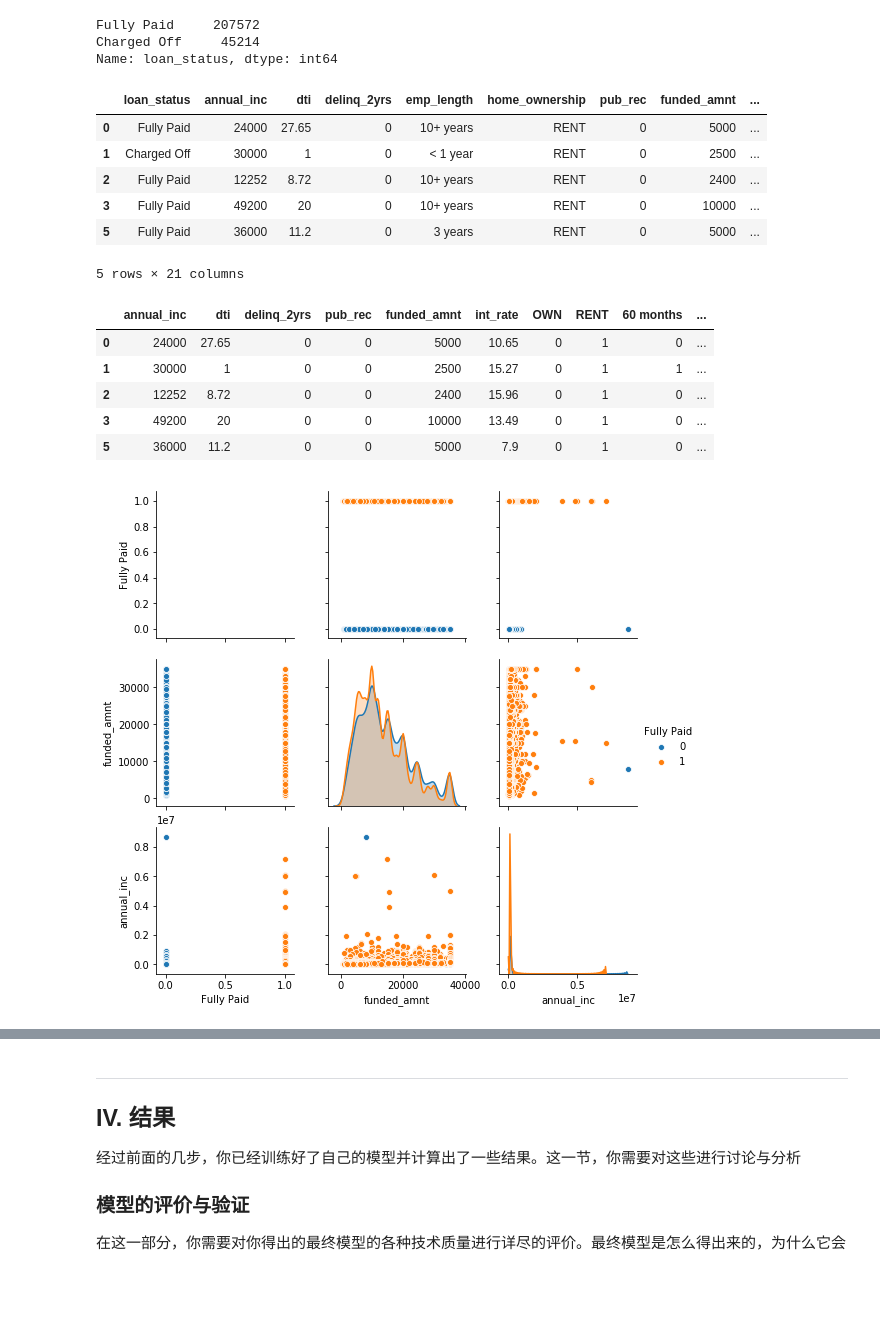
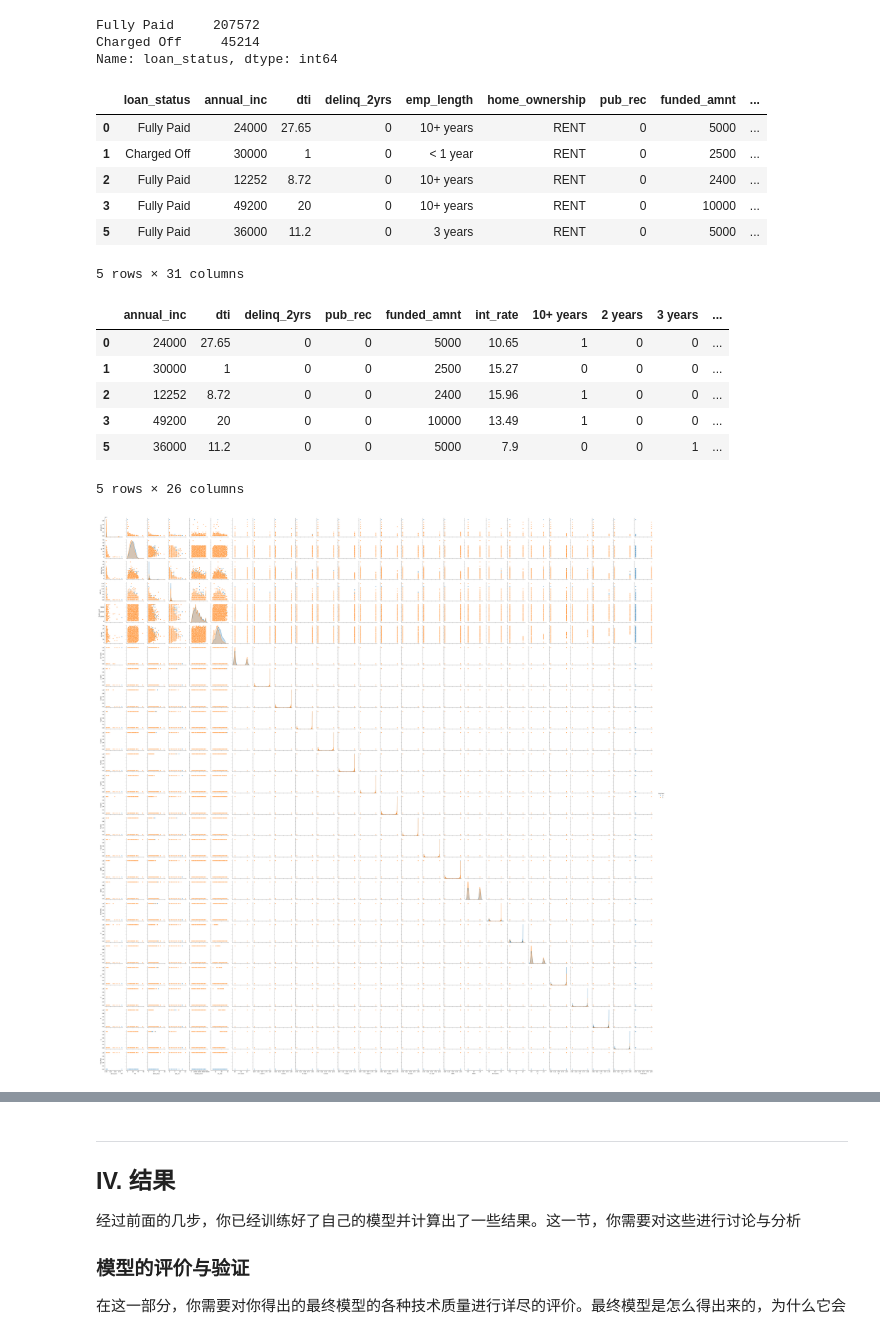
Before and after one commit to kimi987/PyAndML, a Jupyter notebook: src/毕业项目/AIPND Capstone Template.ipynb, the cells around one changed output, grey strips where cells are left out. Cells and saved outputs as stored; diff of their text form; code cells hidden in the pictures; blank space fills up the shorter version.

```diff
--- a/src/毕业项目/AIPND Capstone Template.ipynb
+++ b/src/毕业项目/AIPND Capstone Template.ipynb
@@ -380,7 +311,7 @@ df_clean.head()
 | 5 | Fully Paid | INDIVIDUAL | 36000 | NaN | 11.2 | NaN | 0 | ... |
 # %%
 # 合并 独立借贷人 和 联合借贷人的数据
-df_clean[df_clean.application_type == 'JOINT'][['annual_inc', 'dti']] = df_clean[df_clean.application_type == 'JOINT'][['annual_inc_joint', 'dti_joint']]
+df_clean[df_clean.application_type == 'JOINT'].loc[:,['annual_inc', 'dti']] = df_clean[df_clean.application_type == 'JOINT'].loc[:,['annual_inc_joint', 'dti_joint']]
 # 删除联合借贷人的数据
 df_clean.drop(['application_type','annual_inc_joint', 'dti_joint'], axis=1, inplace=True)
 df_clean.head()
@@ -442,3 +371,7 @@ df_clean.emp_length.value_counts()
 8 years      11849
 9 years       9567
 Name: emp_length, dtype: int64
+# %%
+# 生成emp_length 的虚拟变量
+df_clean = df_clean.join(pd.get_dummies(df_clean['emp_length']).iloc[:,1:])
+df_clean.head()
@@ -532,21 +476,23 @@ df_clean.head()
 | 2 | Fully Paid | 12252 | 8.72 | 0 | 10+ years | RENT | 0 | 2400 | ... |
 | 3 | Fully Paid | 49200 | 20 | 0 | 10+ years | RENT | 0 | 10000 | ... |
 | 5 | Fully Paid | 36000 | 11.2 | 0 | 3 years | RENT | 0 | 5000 | ... |
-5 rows × 21 columns
+5 rows × 31 columns
 # %%
 #删除已经生成虚拟变量的变量
 df_clean = df_clean.drop(['home_ownership', 'emp_length', 'term', 'grade', 'loan_status'],axis=1)
 df_clean.head()
 # %% [output]
-|  | annual_inc | dti | delinq_2yrs | pub_rec | funded_amnt | int_rate | OWN | RENT | 60 months | ... |
-| 0 | 24000 | 27.65 | 0 | 0 | 5000 | 10.65 | 0 | 1 | 0 | ... |
-| 1 | 30000 | 1 | 0 | 0 | 2500 | 15.27 | 0 | 1 | 1 | ... |
-| 2 | 12252 | 8.72 | 0 | 0 | 2400 | 15.96 | 0 | 1 | 0 | ... |
-| 3 | 49200 | 20 | 0 | 0 | 10000 | 13.49 | 0 | 1 | 0 | ... |
-| 5 | 36000 | 11.2 | 0 | 0 | 5000 | 7.9 | 0 | 1 | 0 | ... |
+|  | annual_inc | dti | delinq_2yrs | pub_rec | funded_amnt | int_rate | 10+ years | 2 years | 3 years | ... |
+| 0 | 24000 | 27.65 | 0 | 0 | 5000 | 10.65 | 1 | 0 | 0 | ... |
+| 1 | 30000 | 1 | 0 | 0 | 2500 | 15.27 | 0 | 0 | 0 | ... |
+| 2 | 12252 | 8.72 | 0 | 0 | 2400 | 15.96 | 1 | 0 | 0 | ... |
+| 3 | 49200 | 20 | 0 | 0 | 10000 | 13.49 | 1 | 0 | 0 | ... |
+| 5 | 36000 | 11.2 | 0 | 0 | 5000 | 7.9 | 0 | 0 | 1 | ... |
+5 rows × 26 columns
 # %%
 #先用散列图来观察变量的关系
 import seaborn as sns
-sns.pairplot(df_clean[['Fully Paid', 'funded_amnt', 'annual_inc']], hue="Fully Paid");
+# sns.pairplot(df_clean[['Fully Paid', 'funded_amnt','int_rate','OWN','RENT', 'annual_inc']], hue="Fully Paid");
+sns.pairplot(df_clean, hue="Fully Paid");
 # %% [output]
-[figure, old version]
+[figure, new version]
```
Also changed, not shown: parts of 52 cells of this notebook.
